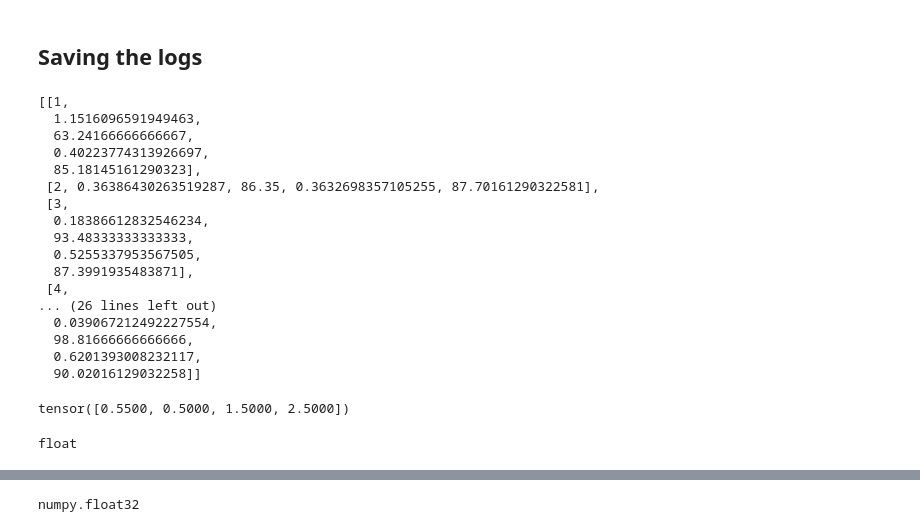
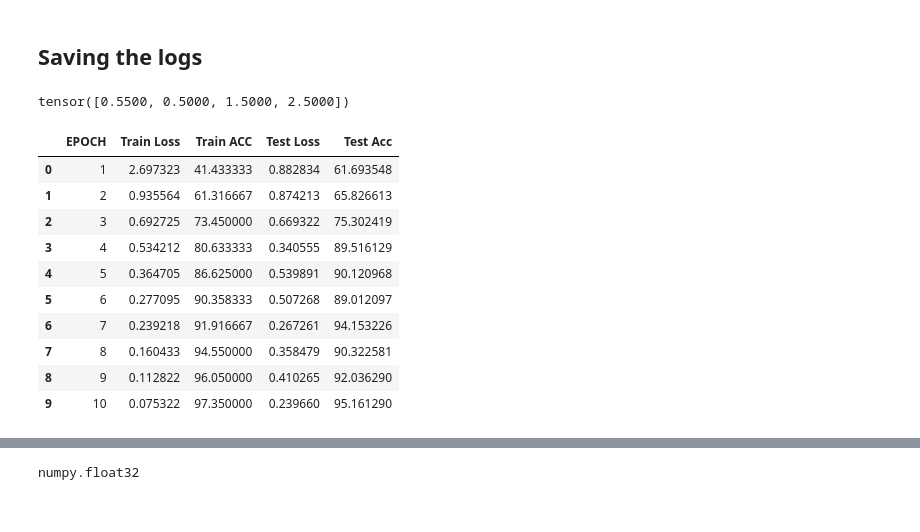
Before and after one commit to Zahidlab/OCT-classifier, a Jupyter notebook: OCT_classifier.ipynb, the cells around one changed output, grey strips where cells are left out. Cells and saved outputs as stored; diff of their text form; code cells hidden in the pictures.

```diff
--- a/OCT_classifier.ipynb
+++ b/OCT_classifier.ipynb
@@ -612,20 +543,0 @@ def get_name(model_name, ext):
-# %%
-LOG
-# %% [output]
-[[1,
-  1.1516096591949463,
-  63.24166666666667,
-  0.40223774313926697,
-  85.18145161290323],
- [2, 0.36386430263519287, 86.35, 0.3632698357105255, 87.70161290322581],
- [3,
-  0.18386612832546234,
-  93.48333333333333,
-  0.5255337953567505,
-  87.3991935483871],
- [4,
-... (26 lines left out)
-  0.039067212492227554,
-  98.81666666666666,
-  0.6201393008232117,
-  90.02016129032258]]
@@ -635,7 +577,7 @@ np.around(torch.Tensor([0.545454, 0.5, 1.5, 2.5]), 2)
 tensor([0.5500, 0.5000, 1.5000, 2.5000])
 # %%
 import csv
-log_name = get_name("../Logs/LOG OCT_Classifier", 'csv')
+log_name = get_name("csv")
 
 fields = ["EPOCH", "Train Loss", "Train ACC", "Test Loss", "Test Acc"]
 
@@ -646,10 +588,21 @@ with open(log_name, 'w') as f:
 
     write.writerow(fields)
     write.writerows(LOG)
-# %%
-type(LOG[0][1])
-# %% [output]
-float
+# %%
+df = pd.read_csv(log_name)
+df
+# %% [output]
+|  | EPOCH | Train Loss | Train ACC | Test Loss | Test Acc |
+| 0 | 1 | 2.697323 | 41.433333 | 0.882834 | 61.693548 |
+| 1 | 2 | 0.935564 | 61.316667 | 0.874213 | 65.826613 |
+| 2 | 3 | 0.692725 | 73.450000 | 0.669322 | 75.302419 |
+| 3 | 4 | 0.534212 | 80.633333 | 0.340555 | 89.516129 |
+| 4 | 5 | 0.364705 | 86.625000 | 0.539891 | 90.120968 |
+| 5 | 6 | 0.277095 | 90.358333 | 0.507268 | 89.012097 |
+| 6 | 7 | 0.239218 | 91.916667 | 0.267261 | 94.153226 |
+| 7 | 8 | 0.160433 | 94.550000 | 0.358479 | 90.322581 |
+| 8 | 9 | 0.112822 | 96.050000 | 0.410265 | 92.036290 |
+| 9 | 10 | 0.075322 | 97.350000 | 0.239660 | 95.161290 |
 # %%
 import numpy as np
 log_array = np.array(LOG, dtype = 'f' )
```
Also changed, not shown: parts of 20 cells of this notebook, 1 other file.
